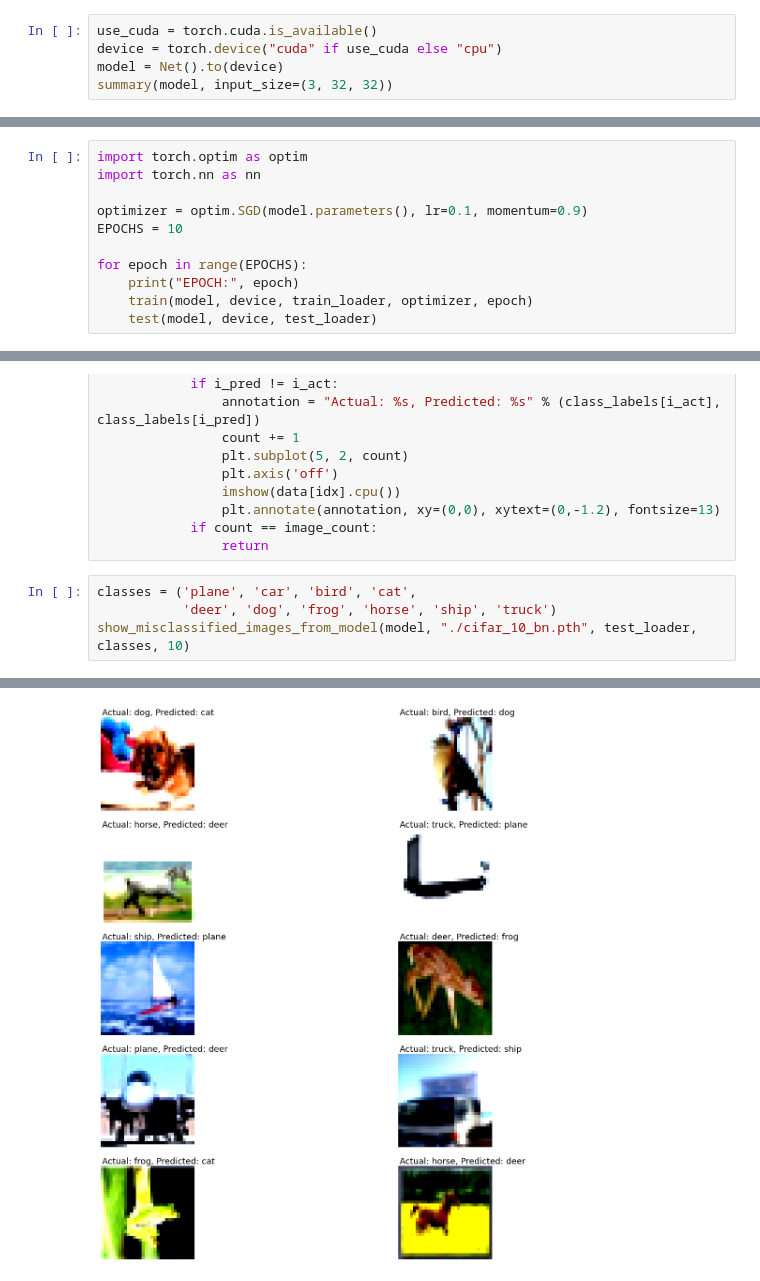
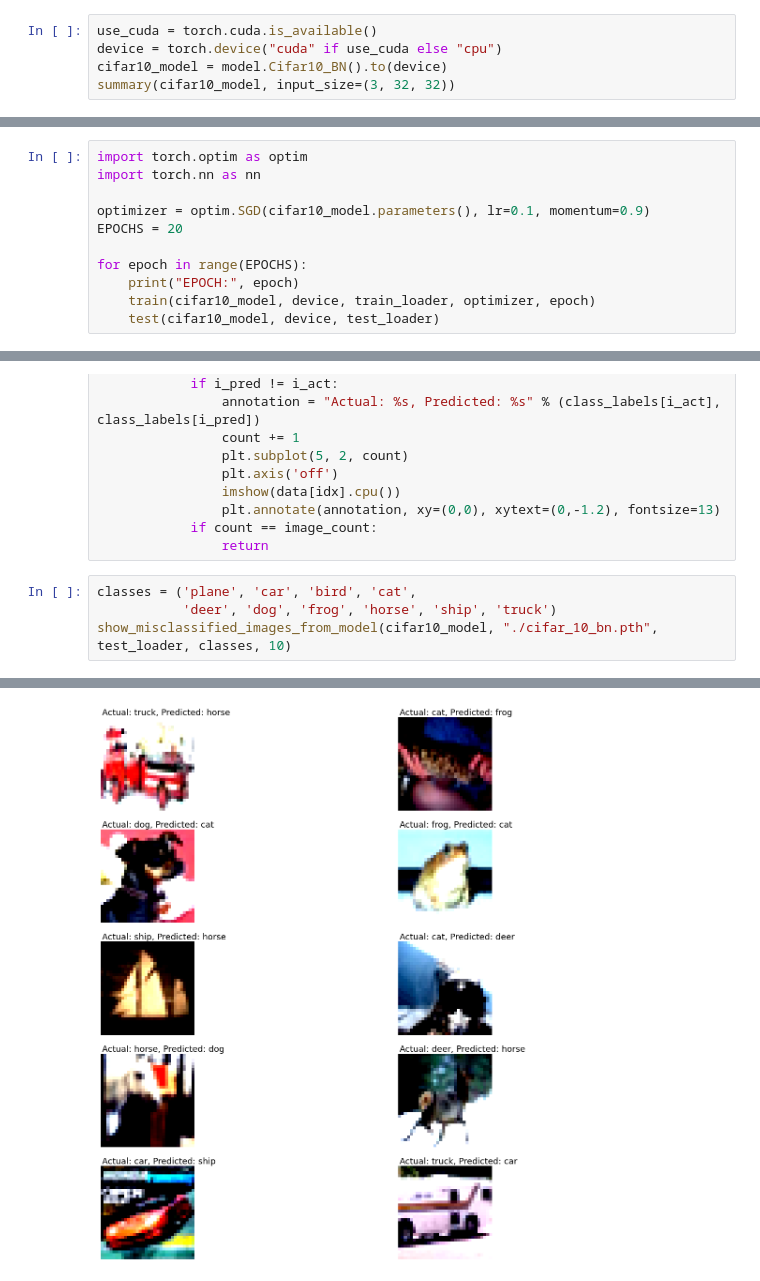
Before and after one commit to rahuldsce/ERA-V2, a Jupyter notebook: Session-8/S8_CIFAR_10_BN.ipynb, the cells around one changed output, grey strips where cells are left out. Drawn from its saved outputs; the diff is of its cells as text.

```diff
--- a/Session-8/S8_CIFAR_10_BN.ipynb
+++ b/Session-8/S8_CIFAR_10_BN.ipynb
@@ -87,8 +49,8 @@ class Net(nn.Module):
 # %%
 use_cuda = torch.cuda.is_available()
 device = torch.device("cuda" if use_cuda else "cpu")
-model = Net().to(device)
-summary(model, input_size=(3, 32, 32))
+cifar10_model = model.Cifar10_BN().to(device)
+summary(cifar10_model, input_size=(3, 32, 32))
 # %% [output]
 ----------------------------------------------------------------
         Layer (type)               Output Shape         Param #
@@ -173,12 +135,12 @@ def test(model, device, test_loader):
 import torch.optim as optim
 import torch.nn as nn
 
-optimizer = optim.SGD(model.parameters(), lr=0.1, momentum=0.9)
-EPOCHS = 10
+optimizer = optim.SGD(cifar10_model.parameters(), lr=0.1, momentum=0.9)
+EPOCHS = 20
 
 for epoch in range(EPOCHS):
     print("EPOCH:", epoch)
-    train(model, device, train_loader, optimizer, epoch)
-    test(model, device, test_loader)
+    train(cifar10_model, device, train_loader, optimizer, epoch)
+    test(cifar10_model, device, test_loader)
 # %% [output]
 EPOCH: 0
@@ -249,16 +217,16 @@ def show_misclassified_images_from_model(model, model_path, data_loader, class_l
 # %%
 classes = ('plane', 'car', 'bird', 'cat',
            'deer', 'dog', 'frog', 'horse', 'ship', 'truck')
-show_misclassified_images_from_model(model, "./cifar_10_bn.pth", test_loader, classes, 10)
+show_misclassified_images_from_model(cifar10_model, "./cifar_10_bn.pth", test_loader, classes, 10)
 # %% [output]
 WARNING:matplotlib.image:Clipping input data to the valid range for imshow with RGB data ([0..1] for floats or [0..255] for integers).
 WARNING:matplotlib.image:Clipping input data to the valid range for imshow with RGB data ([0..1] for floats or [0..255] for integers).
 WARNING:matplotlib.image:Clipping input data to the valid range for imshow with RGB data ([0..1] for floats or [0..255] for integers).
 WARNING:matplotlib.image:Clipping input data to the valid range for imshow with RGB data ([0..1] for floats or [0..255] for integers).
 WARNING:matplotlib.image:Clipping input data to the valid range for imshow with RGB data ([0..1] for floats or [0..255] for integers).
 WARNING:matplotlib.image:Clipping input data to the valid range for imshow with RGB data ([0..1] for floats or [0..255] for integers).
 WARNING:matplotlib.image:Clipping input data to the valid range for imshow with RGB data ([0..1] for floats or [0..255] for integers).
 WARNING:matplotlib.image:Clipping input data to the valid range for imshow with RGB data ([0..1] for floats or [0..255] for integers).
 WARNING:matplotlib.image:Clipping input data to the valid range for imshow with RGB data ([0..1] for floats or [0..255] for integers).
 WARNING:matplotlib.image:Clipping input data to the valid range for imshow with RGB data ([0..1] for floats or [0..255] for integers).
-[figure, old version]
+[figure, new version]
```
Also changed, not shown: parts of 5 cells of this notebook, 1 other file.
